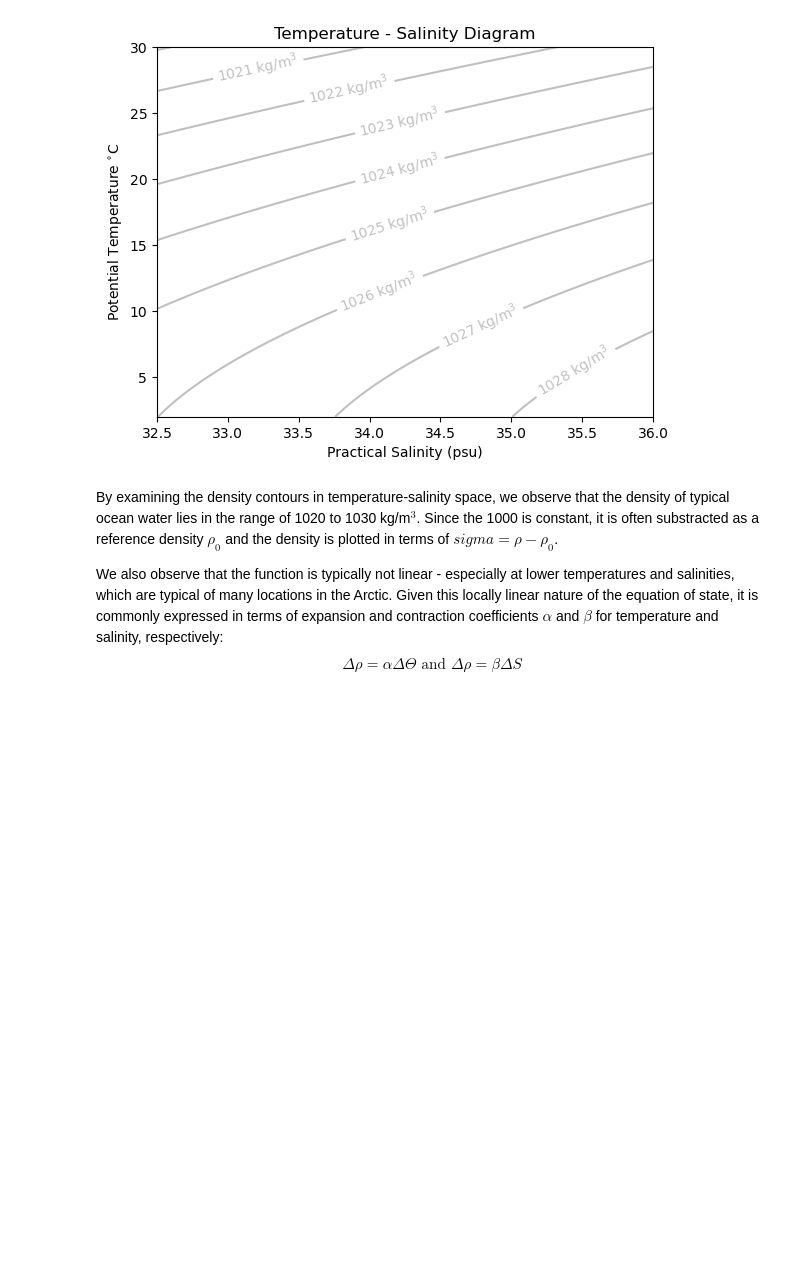
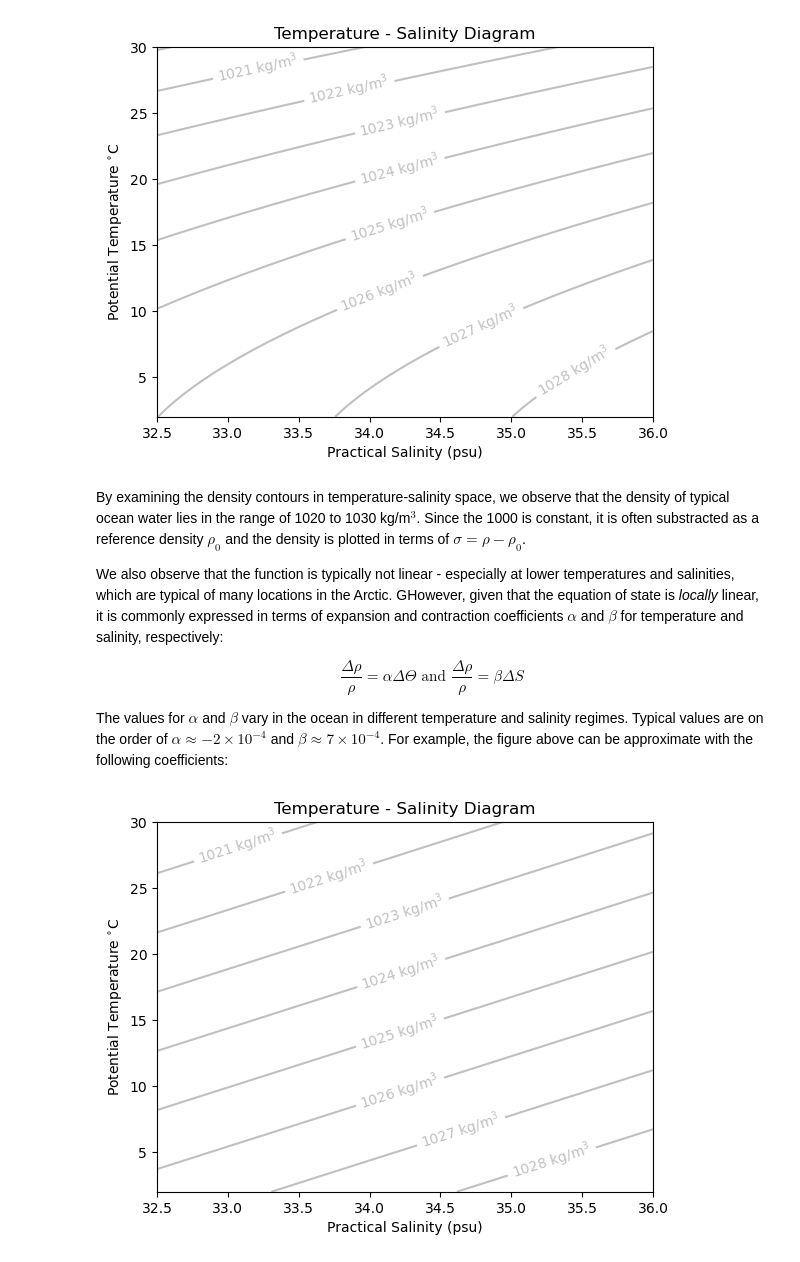
Before and after one commit to ProfMikeWood/ocean_modeling_book, a Jupyter notebook: _build/jupyter_execute/oceanography/equation_of_state.ipynb, the cells around one changed output. Drawn from its saved outputs; the diff is of its cells as text; code cells hidden in the pictures; blank space fills up the shorter version.

```diff
--- a/_build/jupyter_execute/oceanography/equation_of_state.ipynb
+++ b/_build/jupyter_execute/oceanography/equation_of_state.ipynb
@@ -48,9 +50,33 @@ plt.show()
 # %% [output]
 [figure]
 # %% [markdown]
-By examining the density contours in temperature-salinity space, we observe that the density of typical ocean water lies in the range of 1020 to 1030 kg/m$^3$. Since the 1000 is constant, it is often substracted as a reference density $\rho_0$ and the density is plotted in terms of $sigma = \rho - \rho_0$.
+By examining the density contours in temperature-salinity space, we observe that the density of typical ocean water lies in the range of 1020 to 1030 kg/m$^3$. Since the 1000 is constant, it is often substracted as a reference density $\rho_0$ and the density is plotted in terms of $\sigma = \rho - \rho_0$.
 
-We also observe that the function is typically not linear - especially at lower temperatures and salinities, which are typical of many locations in the Arctic. Given this locally linear nature of the equation of state, it is commonly expressed in terms of expansion and contraction coefficients $\alpha$ and $\beta$ for temperature and salinity, respectively:
+We also observe that the function is typically not linear - especially at lower temperatures and salinities, which are typical of many locations in the Arctic. GHowever, given that the equation of state is *locally* linear, it is commonly expressed in terms of expansion and contraction coefficients $\alpha$ and $\beta$ for temperature and salinity, respectively:
+
 $$
-\Delta \rho = \alpha \Delta \Theta \text{ and } \Delta \rho = \beta \Delta S
+\frac{\Delta \rho}{\rho} = \alpha \Delta \Theta \text{ and } \frac{\Delta \rho}{\rho} = \beta \Delta S
 $$
+
+The values for $\alpha$ and $\beta$ vary in the ocean in different temperature and salinity regimes. Typical values are on the order of $\alpha \approx -2 \times 10^{-4}$ and $\beta \approx 7 \times 10^{-4}$. For example, the figure above can be approximate with the following coefficients:
+# %%
+# define coefficients
+Rho_0 = 1002        # reference density, kg/m^3
+alpha = -2.23e-4    # K^-1
+beta = 7.59e-4      # (g/kg)^-1
+
+# approximate density with coefficients
+Rho_Approx = Rho_0 + Rho_0*(alpha*Conservative_Temperature+beta*Absolute_Salinity)
+
+# make a plot
+fig = plt.figure()
+C = plt.contour(practical_salinity, potential_temperature, Rho_Approx,
+                colors='silver', levels = np.arange(1020,1029))
+plt.gca().clabel(C, C.levels, inline=True, fontsize=10,
+                 fmt = lambda d : str(round(d))+' kg/m$^3$')
+plt.ylabel('Potential Temperature $^{\circ}$C')
+plt.xlabel('Practical Salinity (psu)')
+plt.title('Temperature - Salinity Diagram')
+plt.show()
+# %% [output]
+[figure, added]
```
Also changed, not shown: parts of 2 cells of this notebook, 30 other files.
